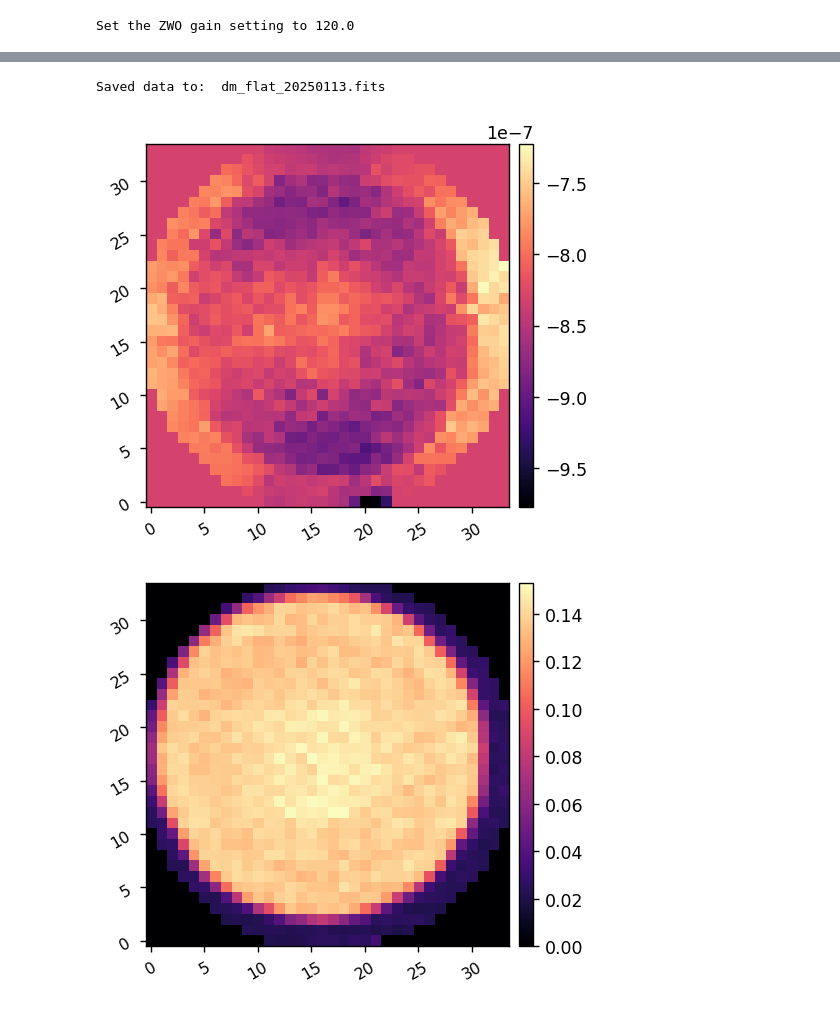
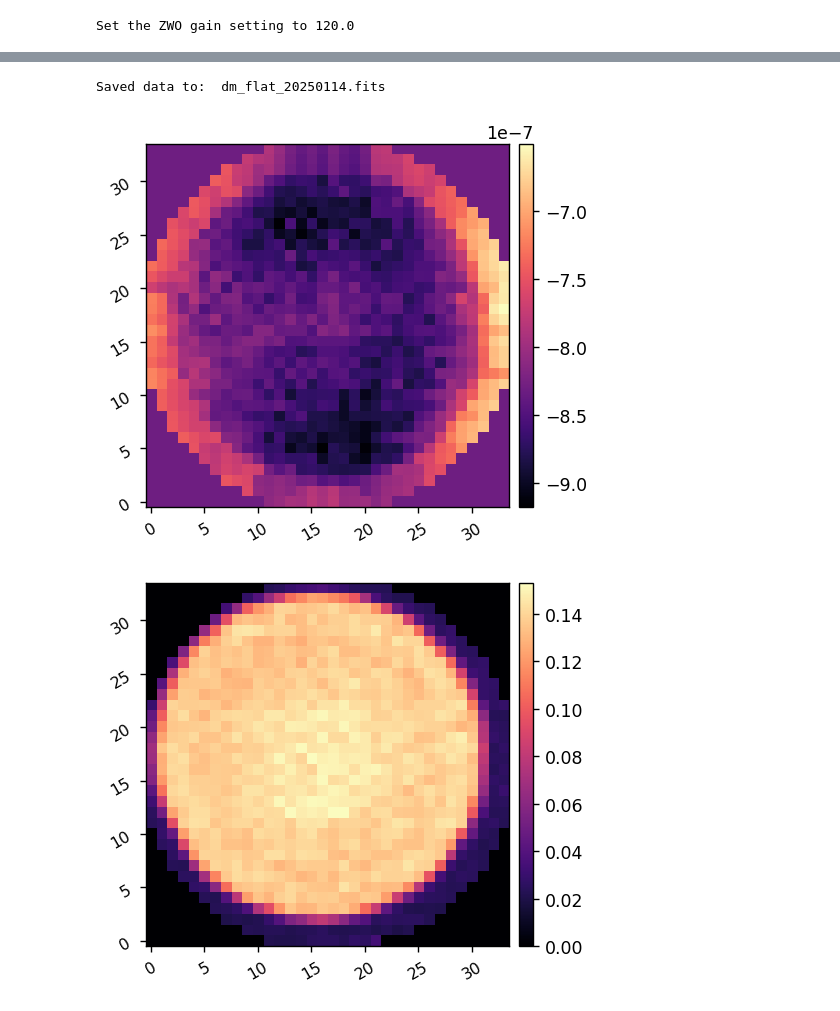
Before and after one commit to kian1377/scoob-exps, a Jupyter notebook: demos/installing_new_dm.ipynb, the cells around one changed output, grey strips where cells are left out. Cells and saved outputs as stored; diff of their text form; code cells hidden in the pictures.

```diff
--- a/demos/installing_new_dm.ipynb
+++ b/demos/installing_new_dm.ipynb
@@ -93,13 +93,14 @@ imshow1(total_dm)
 # %%
-utils.save_fits('dm_flat_20250113.fits', total_dm)
+utils.save_fits('dm_flat_20250114.fits', total_dm)
 # %% [output]
-Saved data to:  dm_flat_20250113.fits
+Saved data to:  dm_flat_20250114.fits
 # %%
 # old_flat = fits.getdata('dm_bias_defocus.fits') * 1e-6
-old_flat = fits.getdata('dm_flat_20250113.fits') * 1e-6
+# old_flat = fits.getdata('dm_flat_20250113.fits') * 1e-6
+old_flat = fits.getdata('dm_flat_20250114.fits') * 1e-6
 imshow1(old_flat)
 # %% [output]
-[figure, old version]
+[figure, new version]
 # %%
 I.set_dm(old_flat)
 # %%
```
Also changed, not shown: parts of 7 cells of this notebook, 2 other files.
